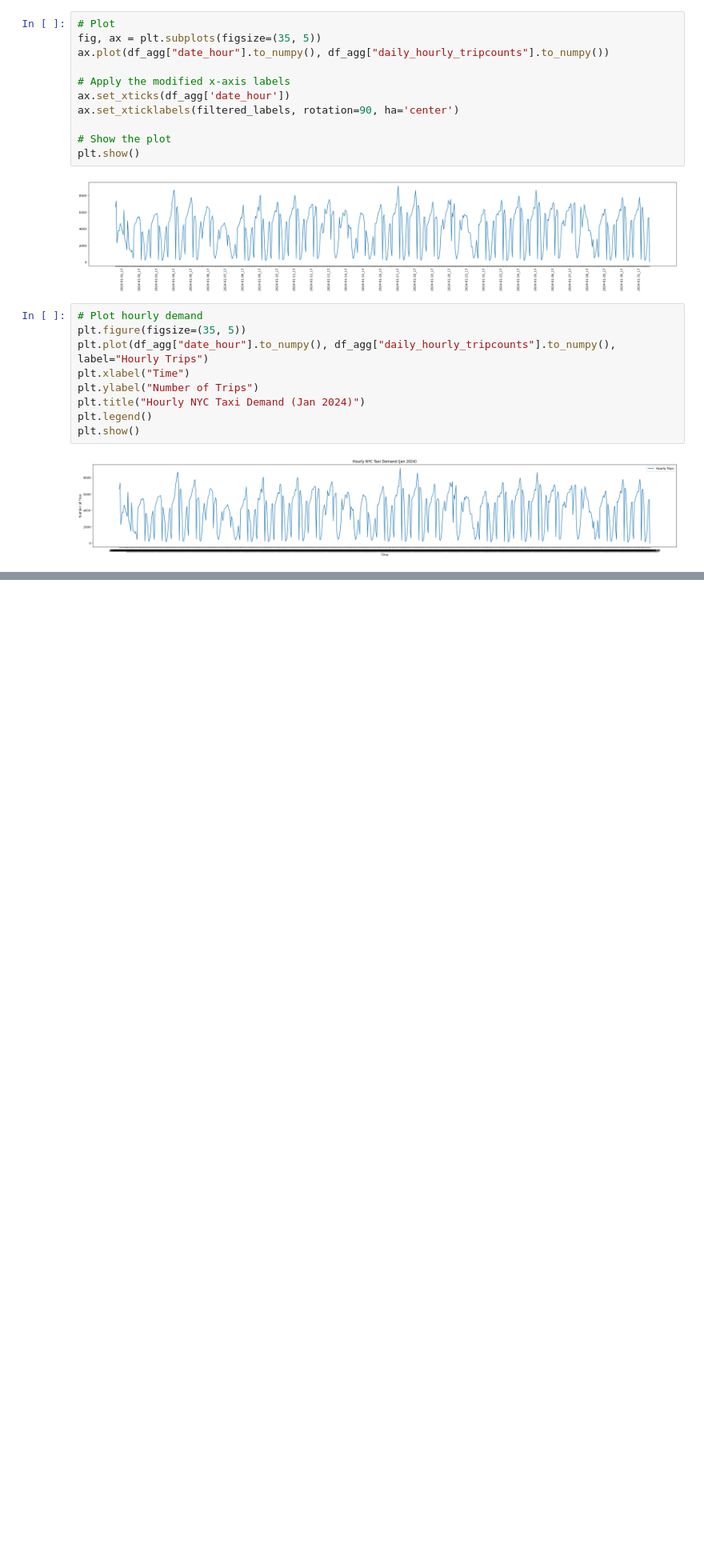
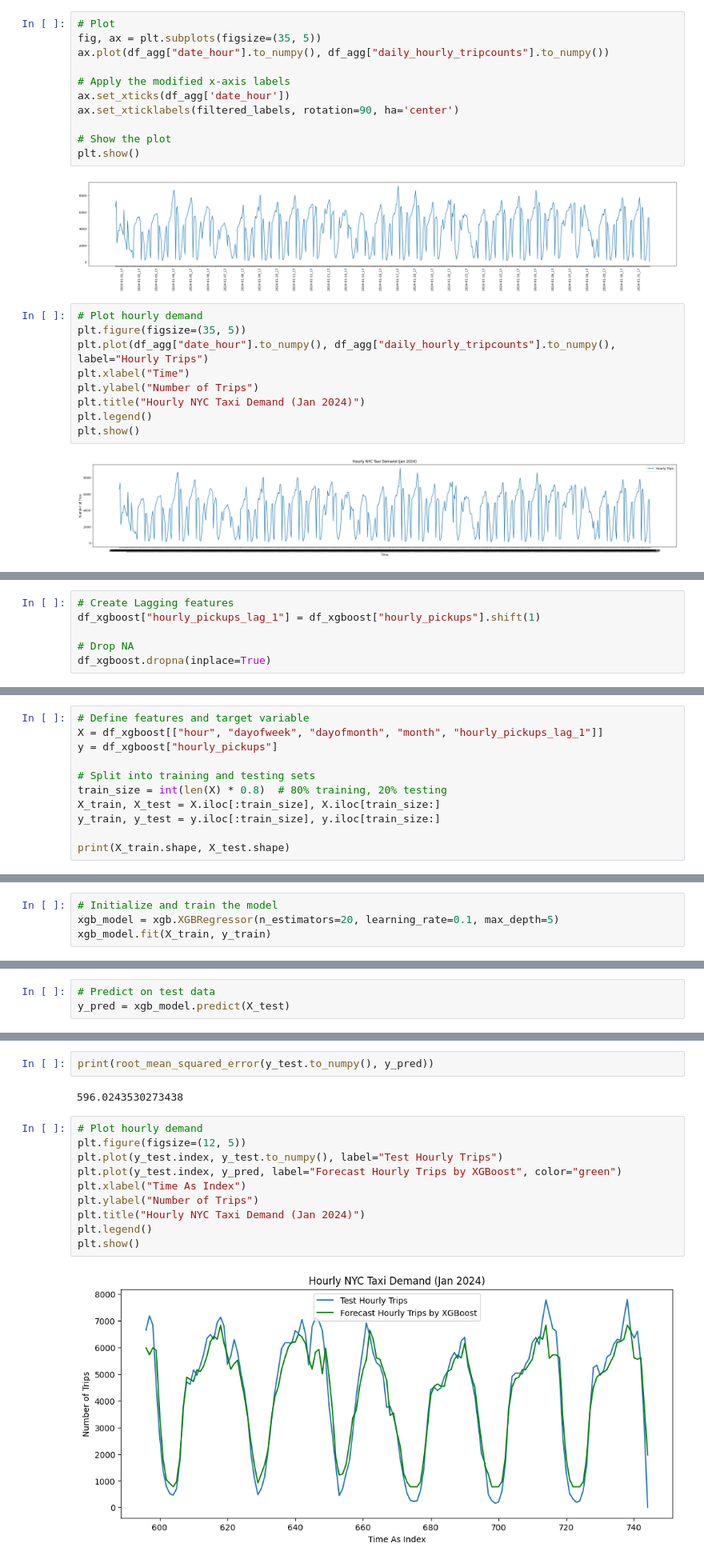
Before and after one commit to shaukat-abidi/NYCTaxiData, a Jupyter notebook: script_2.ipynb, the cells around one changed output, grey strips where cells are left out. Shown at 80% size. Saved outputs shown, nothing was run; the diff lists cells and outputs as text; blank space fills up the shorter version.

```diff
--- a/script_2.ipynb
+++ b/script_2.ipynb
@@ -381,0 +613,6 @@ plt.show()
+# %%
+# Create Lagging features
+df_xgboost["hourly_pickups_lag_1"] = df_xgboost["hourly_pickups"].shift(1)
+
+# Drop NA
+df_xgboost.dropna(inplace=True)
@@ -381,0 +645,11 @@ plt.show()
+# %%
+# Define features and target variable
+X = df_xgboost[["hour", "dayofweek", "dayofmonth", "month", "hourly_pickups_lag_1"]]
+y = df_xgboost["hourly_pickups"]
+
+# Split into training and testing sets
+train_size = int(len(X) * 0.8)  # 80% training, 20% testing
+X_train, X_test = X.iloc[:train_size], X.iloc[train_size:]
+y_train, y_test = y.iloc[:train_size], y.iloc[train_size:]
+
+print(X_train.shape, X_test.shape)
@@ -381,0 +707,4 @@ plt.show()
+# %%
+# Initialize and train the model
+xgb_model = xgb.XGBRegressor(n_estimators=20, learning_rate=0.1, max_depth=5)
+xgb_model.fit(X_train, y_train)
@@ -381,0 +723,3 @@ plt.show()
+# %%
+# Predict on test data
+y_pred = xgb_model.predict(X_test)
@@ -381,0 +745,16 @@ plt.show()
+# %%
+print(root_mean_squared_error(y_test.to_numpy(), y_pred))
+# %% [output]
+596.0243530273438
+# %%
+# Plot hourly demand
+plt.figure(figsize=(12, 5))
+plt.plot(y_test.index, y_test.to_numpy(), label="Test Hourly Trips")
+plt.plot(y_test.index, y_pred, label="Forecast Hourly Trips by XGBoost", color="green")
+plt.xlabel("Time As Index")
+plt.ylabel("Number of Trips")
+plt.title("Hourly NYC Taxi Demand (Jan 2024)")
+plt.legend()
+plt.show()
+# %% [output]
+[figure, added]
```
Also changed, not shown: parts of 35 cells of this notebook, 1 other file.
